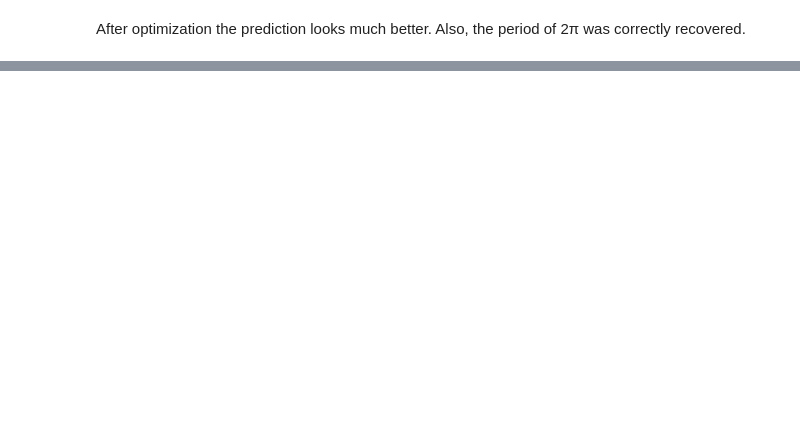
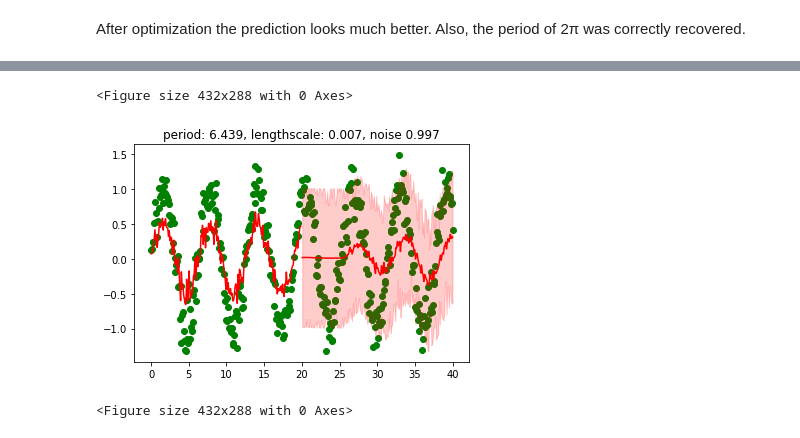
Before and after one commit to zalandoresearch/JaxRK, a Jupyter notebook: examples/Using_FLAX_Optax.ipynb, the cells around one changed output, grey strips where cells are left out. Cells and saved outputs as stored; diff of their text form; code cells hidden in the pictures; blank space fills up the shorter version.

```diff
--- a/examples/Using_FLAX_Optax.ipynb
+++ b/examples/Using_FLAX_Optax.ipynb
@@ -157,0 +189,21 @@ pl.figure()
+# %%
+state = flax.training.train_state.TrainState.create(
+    apply_fn=lambda vars,: model.apply(vars, method=model.loss),
+    params=variables["params"],
+    tx=ot.fromage(5e-2),
+)
+
+def train_step(state,):
+
+    def loss_fn(params):
+        return state.apply_fn({'params': params}, )
+
+    loss, grads = jax.value_and_grad(loss_fn)(state.params)
+    new_state = state.apply_gradients(grads=grads)
+
+    return new_state, loss
+# %%
+for i in range(101):
+    state, loss = train_step(state,)
+    if i % 10 == 0:
+        print(f'Loss step {state.step}: ', loss)
@@ -157,0 +222,13 @@ pl.figure()
+# %%
+gp = model.apply({'params': state.params}, method=model.get_gp)
+#op.inp_feat.k.ls = 1
+m,v = gp.predict(FiniteVec(gp.x.k, x))
+mv = np.array([m.squeeze(), np.diagonal(v).squeeze()]).T
+plot_pred(mv[199:399,:], x, y)
+pl.plot(x[:199], mv[:199, 0], "r")
+pl.title(f"period: {gp.x.k.dist.gs.inv().squeeze():.3f}, lengthscale: {gp.x.k.ls:.3f}, noise {gp.noise.squeeze():.3f}")
+pl.figure()
+# %% [output]
+<Figure size 432x288 with 0 Axes>
+[figure, added]
+<Figure size 432x288 with 0 Axes>
```
Also changed, not shown: parts of 8 cells of this notebook.
